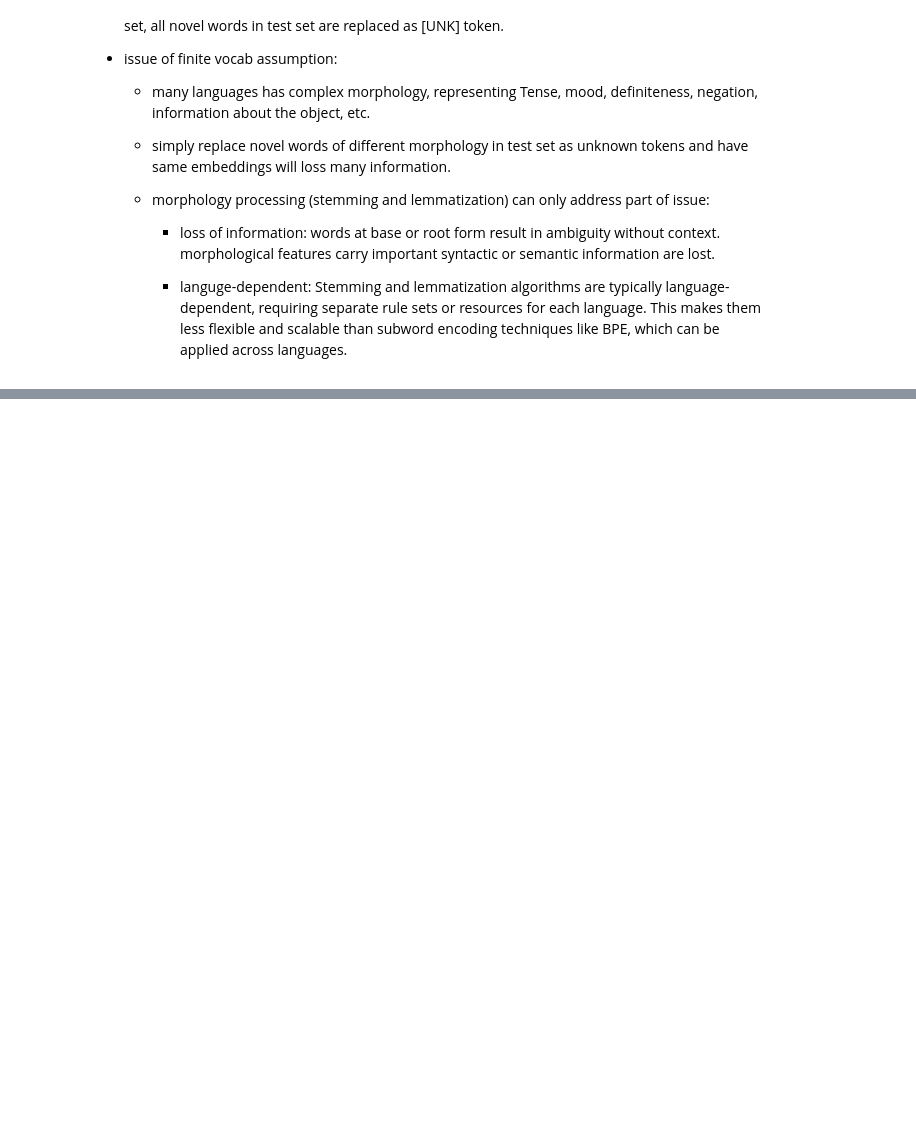
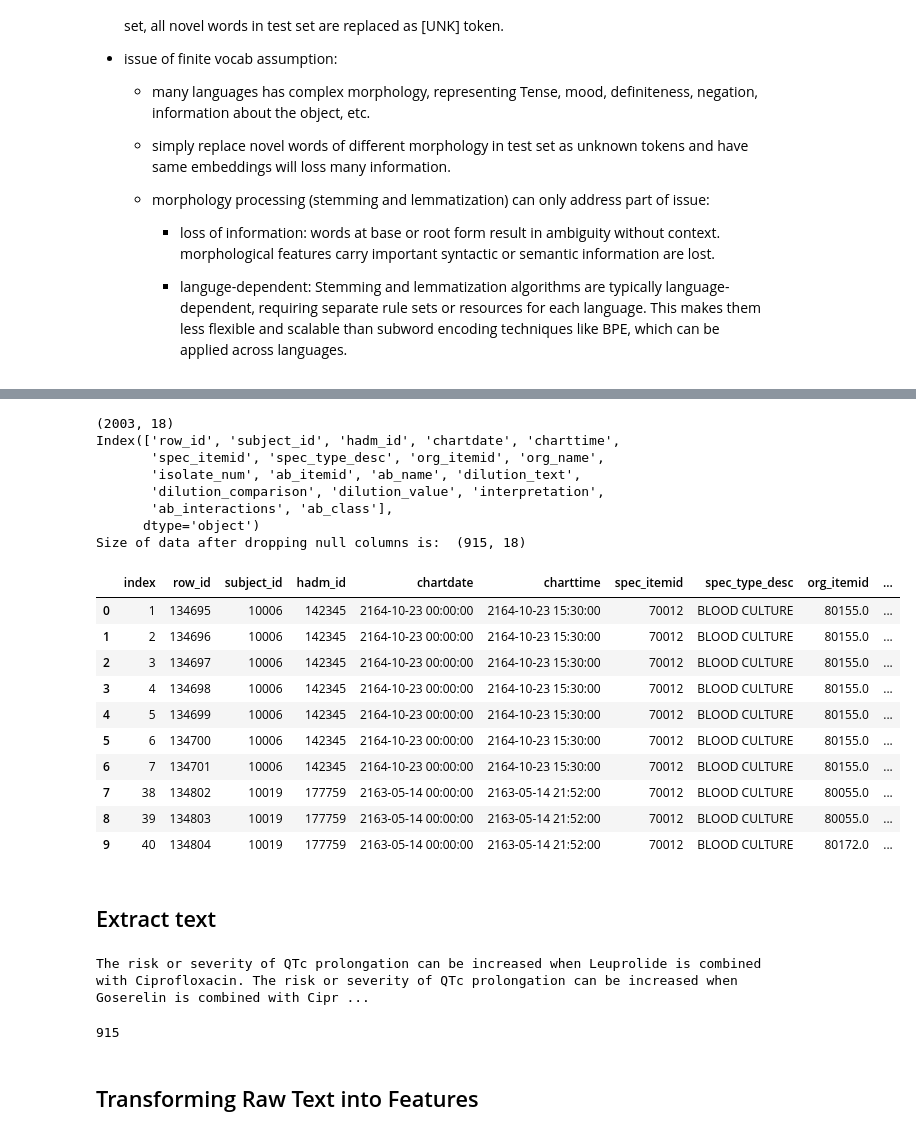
Before and after one commit to Flora-love-cat/CPSC557_NLP, a Jupyter notebook: notes/6textPreprocessing.ipynb, the cells around one changed output, grey strips where cells are left out. Saved outputs shown, nothing was run; the diff lists cells and outputs as text; code cells hidden in the pictures; blank space fills up the shorter version.

```diff
--- a/notes/6textPreprocessing.ipynb
+++ b/notes/6textPreprocessing.ipynb
@@ -101,0 +143,53 @@ To perform sentence boundary recognition, various features can be used, includin
+# %%
+# Load the MICROBIOLOGYEVENTS MIMIC-III file
+data = pd.read_csv("/Users/wenxinxu/Desktop/CBB-750/data/MICROBIOLOGYEVENTS.csv")
+
+# first check the size of the file
+print (data.shape)
+
+# Familiarize yourself with the features/variables
+print (data.columns)
+
+# last column has NaN values. drop ALL rows that have at least one column with NaN value.
+Edata = data.dropna()
+print ("Size of data after dropping null columns is: ",Edata.shape)
+
+# reset index of rows. The rows from 8-37 were dropped becasue they had Nan Values.
+Edata.reset_index(inplace=True)
+# Print the first 10 rows in the data
+Edata.head(10)
+# %% [output]
+(2003, 18)
+Index(['row_id', 'subject_id', 'hadm_id', 'chartdate', 'charttime',
+       'spec_itemid', 'spec_type_desc', 'org_itemid', 'org_name',
+       'isolate_num', 'ab_itemid', 'ab_name', 'dilution_text',
+       'dilution_comparison', 'dilution_value', 'interpretation',
+       'ab_interactions', 'ab_class'],
+      dtype='object')
+Size of data after dropping null columns is:  (915, 18)
+|  | index | row_id | subject_id | hadm_id | chartdate | charttime | spec_itemid | spec_type_desc | org_itemid | ... |
+| 0 | 1 | 134695 | 10006 | 142345 | 2164-10-23 00:00:00 | 2164-10-23 15:30:00 | 70012 | BLOOD CULTURE | 80155.0 | ... |
+| 1 | 2 | 134696 | 10006 | 142345 | 2164-10-23 00:00:00 | 2164-10-23 15:30:00 | 70012 | BLOOD CULTURE | 80155.0 | ... |
+| 2 | 3 | 134697 | 10006 | 142345 | 2164-10-23 00:00:00 | 2164-10-23 15:30:00 | 70012 | BLOOD CULTURE | 80155.0 | ... |
+| 3 | 4 | 134698 | 10006 | 142345 | 2164-10-23 00:00:00 | 2164-10-23 15:30:00 | 70012 | BLOOD CULTURE | 80155.0 | ... |
+| 4 | 5 | 134699 | 10006 | 142345 | 2164-10-23 00:00:00 | 2164-10-23 15:30:00 | 70012 | BLOOD CULTURE | 80155.0 | ... |
+| 5 | 6 | 134700 | 10006 | 142345 | 2164-10-23 00:00:00 | 2164-10-23 15:30:00 | 70012 | BLOOD CULTURE | 80155.0 | ... |
+| 6 | 7 | 134701 | 10006 | 142345 | 2164-10-23 00:00:00 | 2164-10-23 15:30:00 | 70012 | BLOOD CULTURE | 80155.0 | ... |
+| 7 | 38 | 134802 | 10019 | 177759 | 2163-05-14 00:00:00 | 2163-05-14 21:52:00 | 70012 | BLOOD CULTURE | 80055.0 | ... |
+| 8 | 39 | 134803 | 10019 | 177759 | 2163-05-14 00:00:00 | 2163-05-14 21:52:00 | 70012 | BLOOD CULTURE | 80055.0 | ... |
+| 9 | 40 | 134804 | 10019 | 177759 | 2163-05-14 00:00:00 | 2163-05-14 21:52:00 | 70012 | BLOOD CULTURE | 80172.0 | ... |
+# %% [markdown]
+## Extract text
+# %%
+#print(Edata.loc[Edata['sepsis']==True])
+text = Edata['ab_interactions']
+
+print (text[20]) # print 'ab_interactions' column of 20th doc
+
+# Exactly how many documents are there?
+len(text) # the same as number of rows
+# %% [output]
+The risk or severity of QTc prolongation can be increased when Leuprolide is combined with Ciprofloxacin. The risk or severity of QTc prolongation can be increased when Goserelin is combined with Cipr ...
+915
+# %% [markdown]
+## Transforming Raw Text into Features
```
Also changed, not shown: parts of 55 cells of this notebook, 4 other files.
